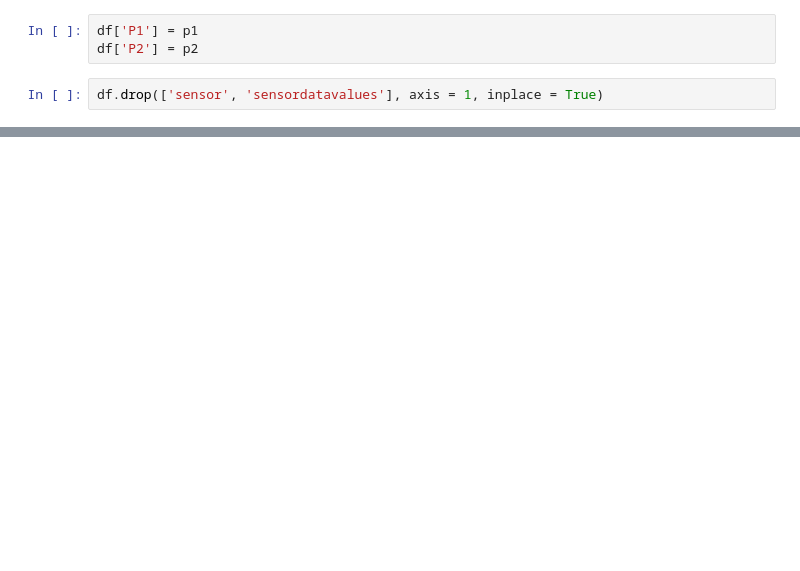
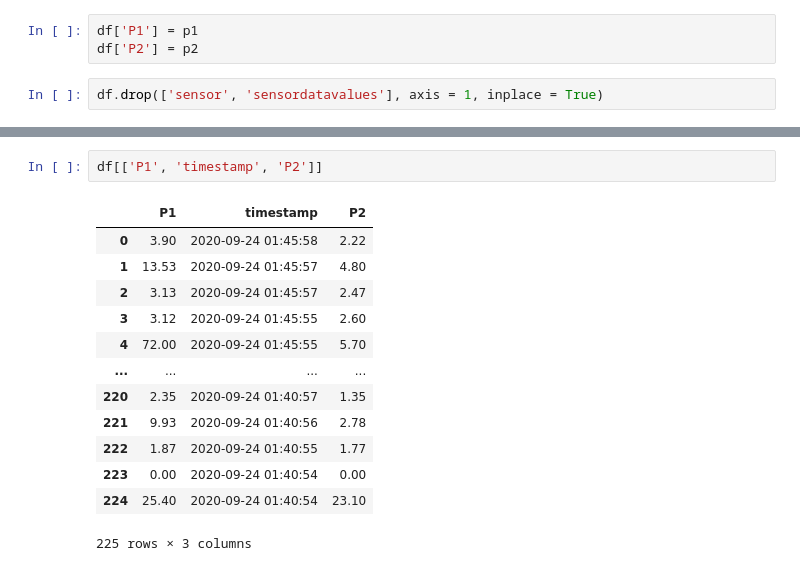
Before and after one commit to Sebastian-Bender/air-pollution, a Jupyter notebook: AirPollution/src/DataExploration.ipynb, the cells around one changed output, grey strips where cells are left out. Saved outputs shown, nothing was run; the diff lists cells and outputs as text; blank space fills up the shorter version.

```diff
--- a/AirPollution/src/DataExploration.ipynb
+++ b/AirPollution/src/DataExploration.ipynb
@@ -336,0 +337,16 @@ df
+# %%
+df[['P1', 'timestamp', 'P2']]
+# %% [output]
+|  | P1 | timestamp | P2 |
+| 0 | 3.90 | 2020-09-24 01:45:58 | 2.22 |
+| 1 | 13.53 | 2020-09-24 01:45:57 | 4.80 |
+| 2 | 3.13 | 2020-09-24 01:45:57 | 2.47 |
+| 3 | 3.12 | 2020-09-24 01:45:55 | 2.60 |
+| 4 | 72.00 | 2020-09-24 01:45:55 | 5.70 |
+| ... | ... | ... | ... |
+| 220 | 2.35 | 2020-09-24 01:40:57 | 1.35 |
+| 221 | 9.93 | 2020-09-24 01:40:56 | 2.78 |
+| 222 | 1.87 | 2020-09-24 01:40:55 | 1.77 |
+| 223 | 0.00 | 2020-09-24 01:40:54 | 0.00 |
+| 224 | 25.40 | 2020-09-24 01:40:54 | 23.10 |
+225 rows × 3 columns
```
Also changed, not shown: parts of 18 cells of this notebook, 4 other files.
